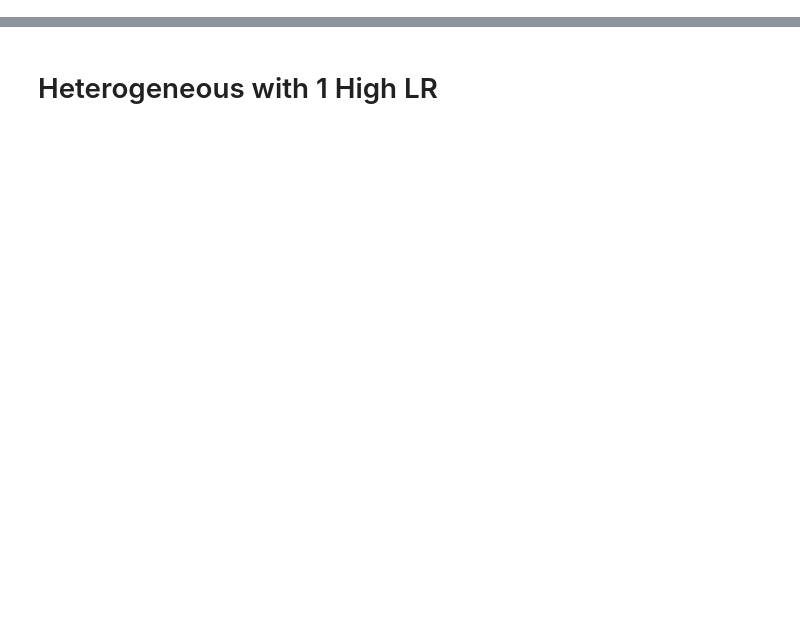
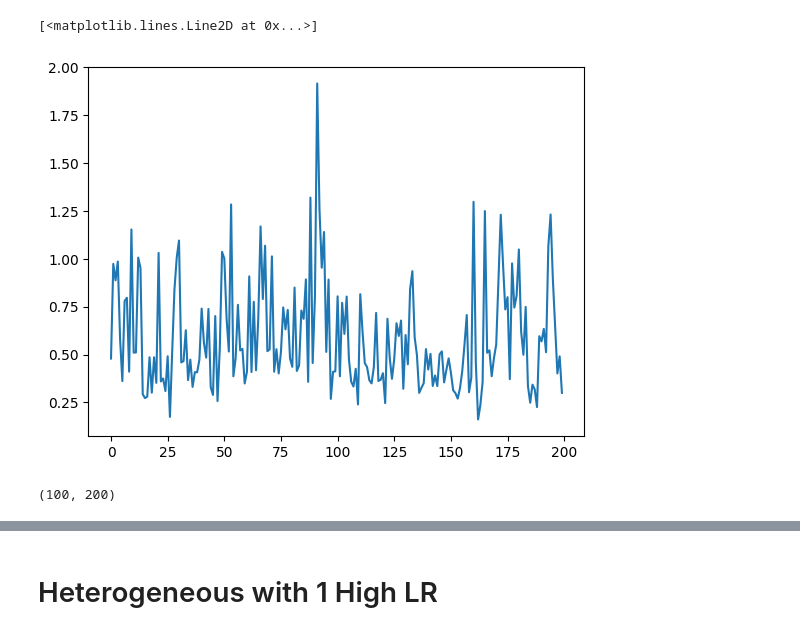
Before and after one commit to Picardian14/dyn_fic_dmf, a Jupyter notebook: python/het_plast_statistics.ipynb, the cells around one changed output, grey strips where cells are left out. Drawn from its saved outputs; the diff is of its cells as text; code cells hidden in the pictures; blank space fills up the shorter version.

```diff
--- a/python/het_plast_statistics.ipynb
+++ b/python/het_plast_statistics.ipynb
@@ -231,0 +259,16 @@ nclus
+# %%
+def get_max_freq_and_power(rates):
+    freqs, psd = welch(rates, fs=1000,axis=1,nperseg=4*1000,noverlap=2*1000)
+    max_freq_id = np.argmax(psd[:,:100],axis=1)
+    max_freqs = freqs[max_freq_id]
+    max_power = np.max(psd[:,:100],axis=1)
+    return max_freqs, max_power
+
+plt.plot(np.max(psd[:,:100],axis=1))
+# %% [output]
+[<matplotlib.lines.Line2D at 0x...>]
+[figure, added]
+# %%
+psd[:,:100].T.shape
+# %% [output]
+(100, 200)
```
Also changed, not shown: parts of 35 cells of this notebook.
